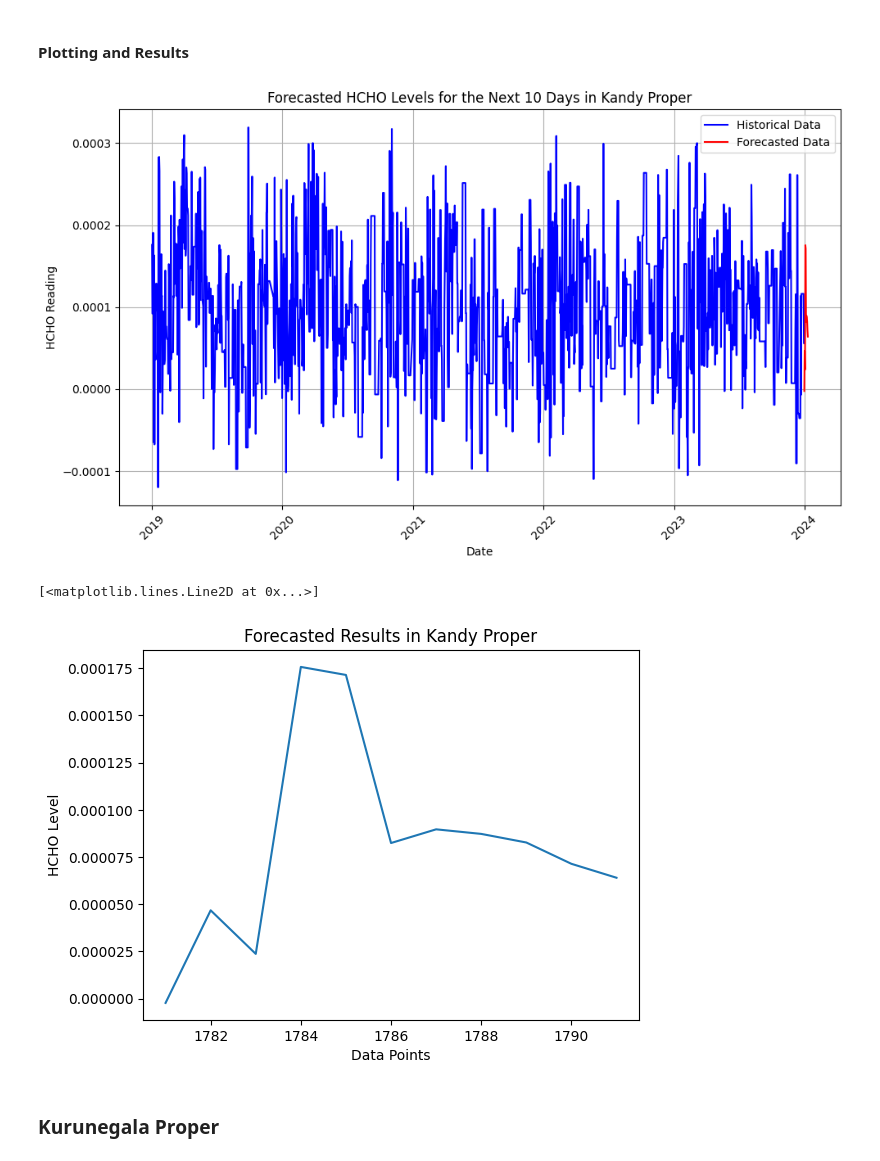
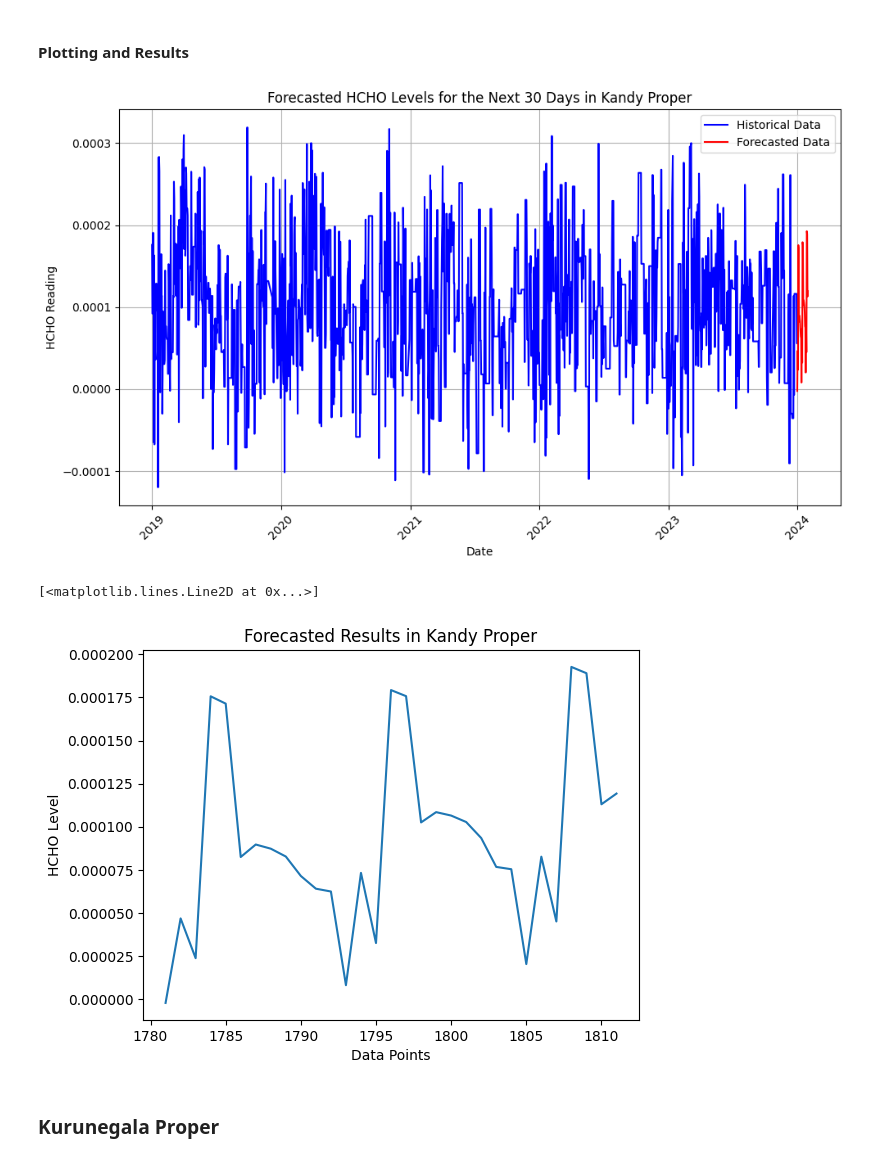
Before and after one commit to SandinMaheeshakya/HCHO-Prediction-Data-Engineering, a Jupyter notebook: Machine Learning.ipynb, the cells around one changed output. Drawn from its saved outputs; the diff is of its cells as text; code cells hidden in the pictures.

```diff
--- a/Machine Learning.ipynb
+++ b/Machine Learning.ipynb
@@ -606,11 +785,11 @@ Mean Absolute Error (MAE): 0.0005969033994160204
 # %%
-# Generate forecasts for the next 10 days by fitting entire dataset for the model
+# Generate forecasts for the next 30 days by fitting entire dataset for the model
 sarima_model = SARIMAX(kandy_data['HCHO Reading'], order=(1, 1, 1), seasonal_order=(1, 1, 1, 12))
 sarima_result = sarima_model.fit()
 
-forecast_10days = sarima_result.forecast(steps=11)
+forecast_30days = sarima_result.forecast(steps=31)
 
 # Print the forecasted values
-print("\nForecasted HCHO levels for the next 10 days:")
-print(forecast_10days)
+print("\nForecasted HCHO levels for the next 30 days:")
+print(forecast_30days)
 # %% [output]
@@ -635,13 +818,13 @@ plt.figure(figsize=(10, 6))
 plt.plot(kandy_data.index, kandy_data['HCHO Reading'], label='Historical Data', color='blue')
 
 # Plot forecasted values for the next 10 days
-forecast_dates = pd.date_range(start=kandy_data.index[-1], periods=11)
-plt.plot(forecast_dates, forecast_10days, label='Forecasted Data', color='red')
+forecast_dates = pd.date_range(start=kandy_data.index[-1], periods=31)
+plt.plot(forecast_dates, forecast_30days, label='Forecasted Data', color='red')
 
 # Set labels and title
 plt.xlabel('Date')
 plt.ylabel('HCHO Reading')
-plt.title('Forecasted HCHO Levels for the Next 10 Days in Kandy Proper')
+plt.title('Forecasted HCHO Levels for the Next 30 Days in Kandy Proper')
 plt.legend()
 plt.grid(True)
 
@@ -652,16 +835,16 @@ plt.xticks(rotation=45)
 plt.tight_layout()
 plt.show()
 # %% [output]
-[figure, old version]
+[figure, new version]
 # %%
 # Forecasted Results
 plt.title("Forecasted Results in Kandy Proper")
 plt.xlabel('Data Points')
 plt.ylabel('HCHO Level')
-plt.plot(forecast_10days)
+plt.plot(forecast_30days)
 # %% [output]
 [<matplotlib.lines.Line2D at 0x...>]
-[figure, old version]
+[figure, new version]
 # %% [markdown]
 ### Kurunegala Proper
 # %% [markdown]
```
Also changed, not shown: parts of 51 cells of this notebook, 1 other file.
